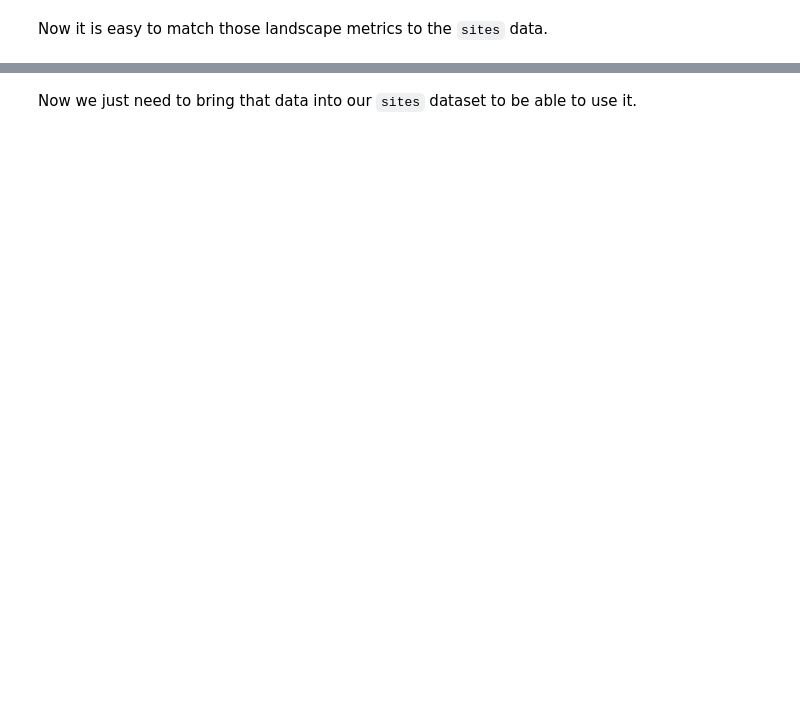
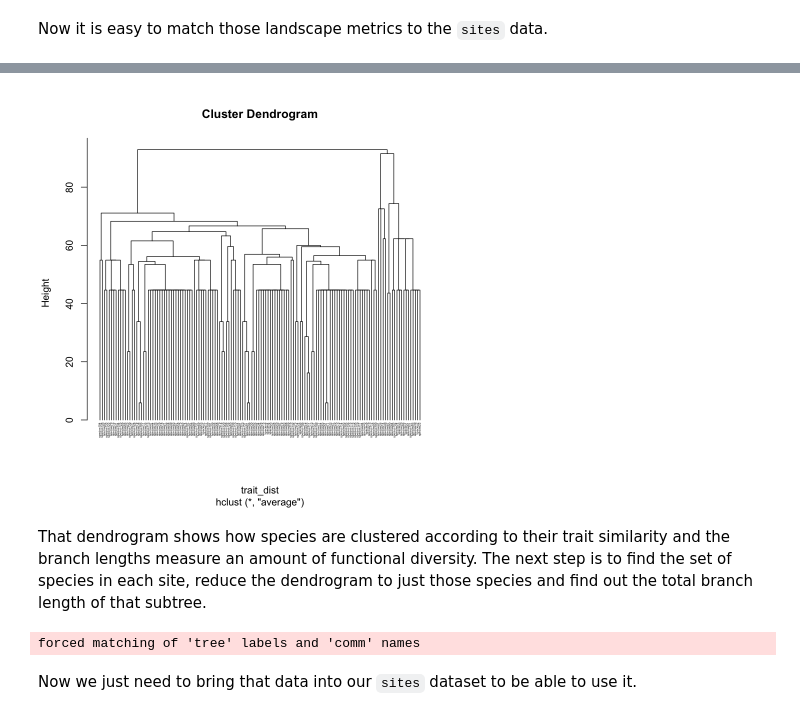
Before and after one commit to davidorme/Masters_GIS, a Jupyter notebook: _sources/practical_4/LEC_week_myst.ipynb, the cells around one changed output, grey strips where cells are left out. Drawn from its saved outputs; the diff is of its cells as text; code cells hidden in the pictures; blank space fills up the shorter version.

```diff
--- a/_sources/practical_4/LEC_week_myst.ipynb
+++ b/_sources/practical_4/LEC_week_myst.ipynb
@@ -605,7 +909,26 @@ That dendrogram shows how species are clustered according to their trait similar
+# %%
+# Get a data frame holding only trait values, with rownames
+traits_only <- subset(traits, select=-Species)
+rownames(traits_only) <- traits$Species
+# Calculate the trait distance matrix
+trait_dist <- taxa2dist(traits_only, varstep=TRUE)
+# And get a trait dendrogram
+trait_tree <- hclust(trait_dist, "aver")
+plot(trait_tree, hang=-1, cex=0.3)
+# %% [output]
+[figure, added]
+# %% [markdown]
+That dendrogram shows how species are clustered according to their trait
+similarity and the branch lengths measure an amount of functional diversity. The
+next step is to find the set of species in each site, reduce the dendrogram to
+just those species and find out the total branch length of that subtree.
 # %%
 trait_diversity <- treedive(abundance, trait_tree)
+# %% [output]
+forced matching of 'tree' labels and 'comm' names
 # %% [markdown]
-Now we just need to bring that data into our `sites` dataset to be able to use it.
+Now we just need to bring that data into our `sites` dataset to be able to use
+it.
 # %%
 trait_diversity <- data.frame(Site=names(trait_diversity),
                               trait_diversity=trait_diversity)
```
Also changed, not shown: parts of 41 cells of this notebook, 51 other files.
